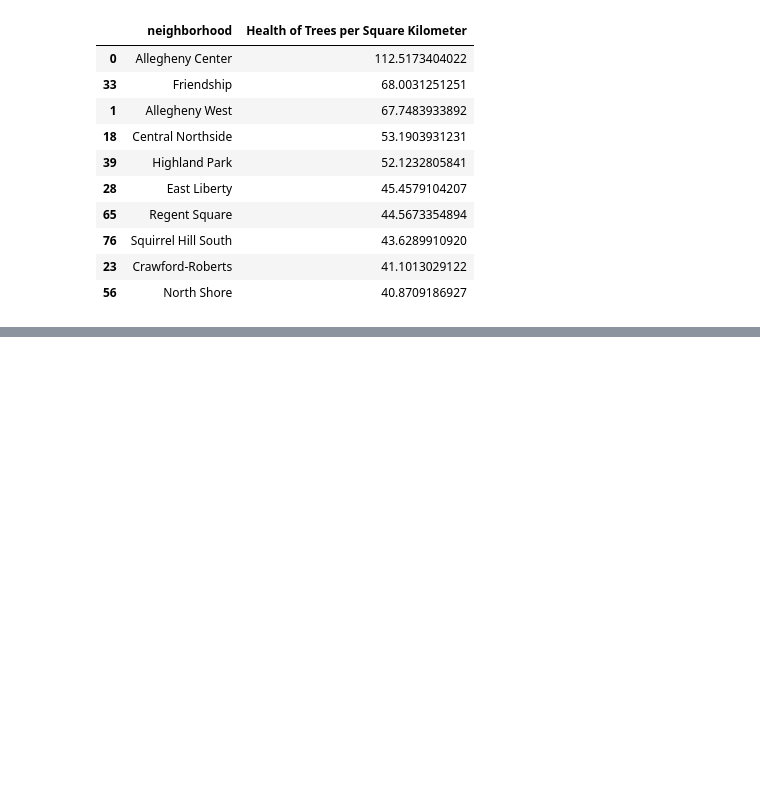
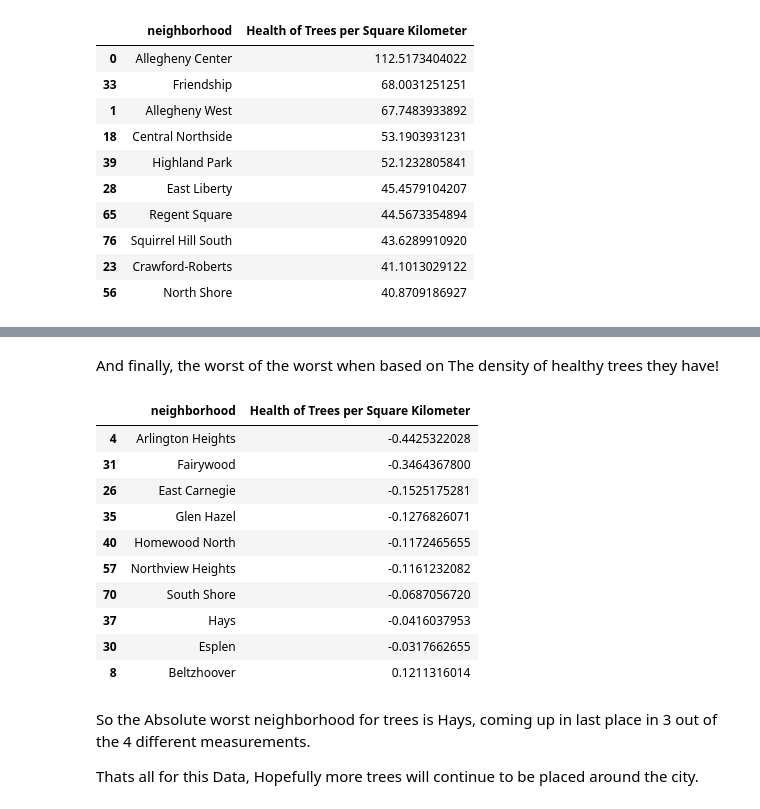
Before and after one commit to AndyDobrowolski/0010FinalProject, a Jupyter notebook: Anderis.ipynb, the cells around one changed output, grey strips where cells are left out. Saved outputs shown, nothing was run; the diff lists cells and outputs as text; code cells hidden in the pictures; blank space fills up the shorter version.

```diff
--- a/Anderis.ipynb
+++ b/Anderis.ipynb
@@ -186,0 +292,20 @@ Allegheny Center is the best neighborhood based on The health of its trees, and
+# %% [markdown]
+And finally, the worst of the worst when based on The density of healthy trees they have!
+# %%
+merged5[['neighborhood','Health of Trees per Square Kilometer']].sort_values(by='Health of Trees per Square Kilometer',ascending = True).head(10)
+# %% [output]
+|  | neighborhood | Health of Trees per Square Kilometer |
+| 4 | Arlington Heights | -0.4425322028 |
+| 31 | Fairywood | -0.3464367800 |
+| 26 | East Carnegie | -0.1525175281 |
+| 35 | Glen Hazel | -0.1276826071 |
+| 40 | Homewood North | -0.1172465655 |
+| 57 | Northview Heights | -0.1161232082 |
+| 70 | South Shore | -0.0687056720 |
+| 37 | Hays | -0.0416037953 |
+| 30 | Esplen | -0.0317662655 |
+| 8 | Beltzhoover | 0.1211316014 |
+# %% [markdown]
+So the Absolute worst neighborhood for trees is Hays, coming up in last place in 3 out of the 4 different measurements.
+
+Thats all for this Data, Hopefully more trees will continue to be placed around the city.
```
Also changed, not shown: parts of 21 cells of this notebook.
